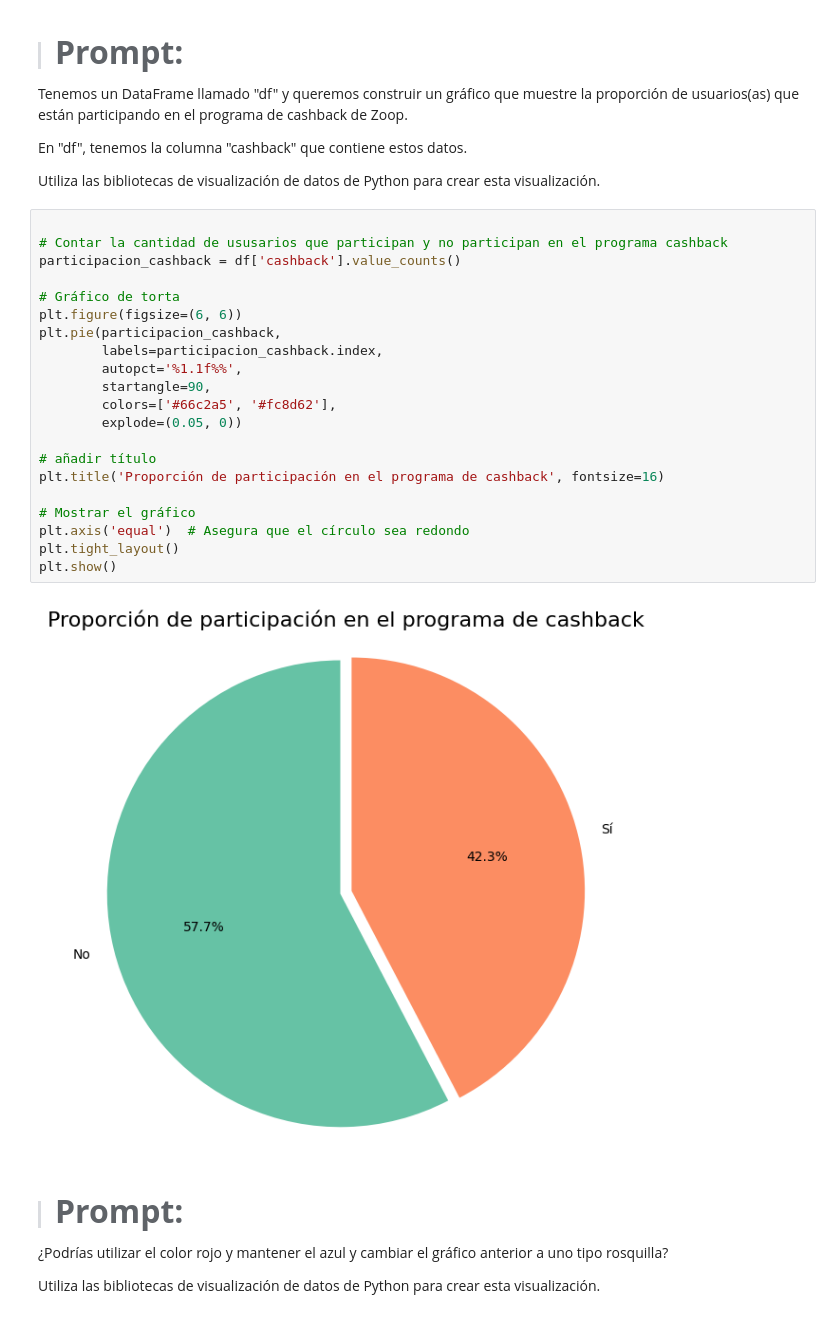
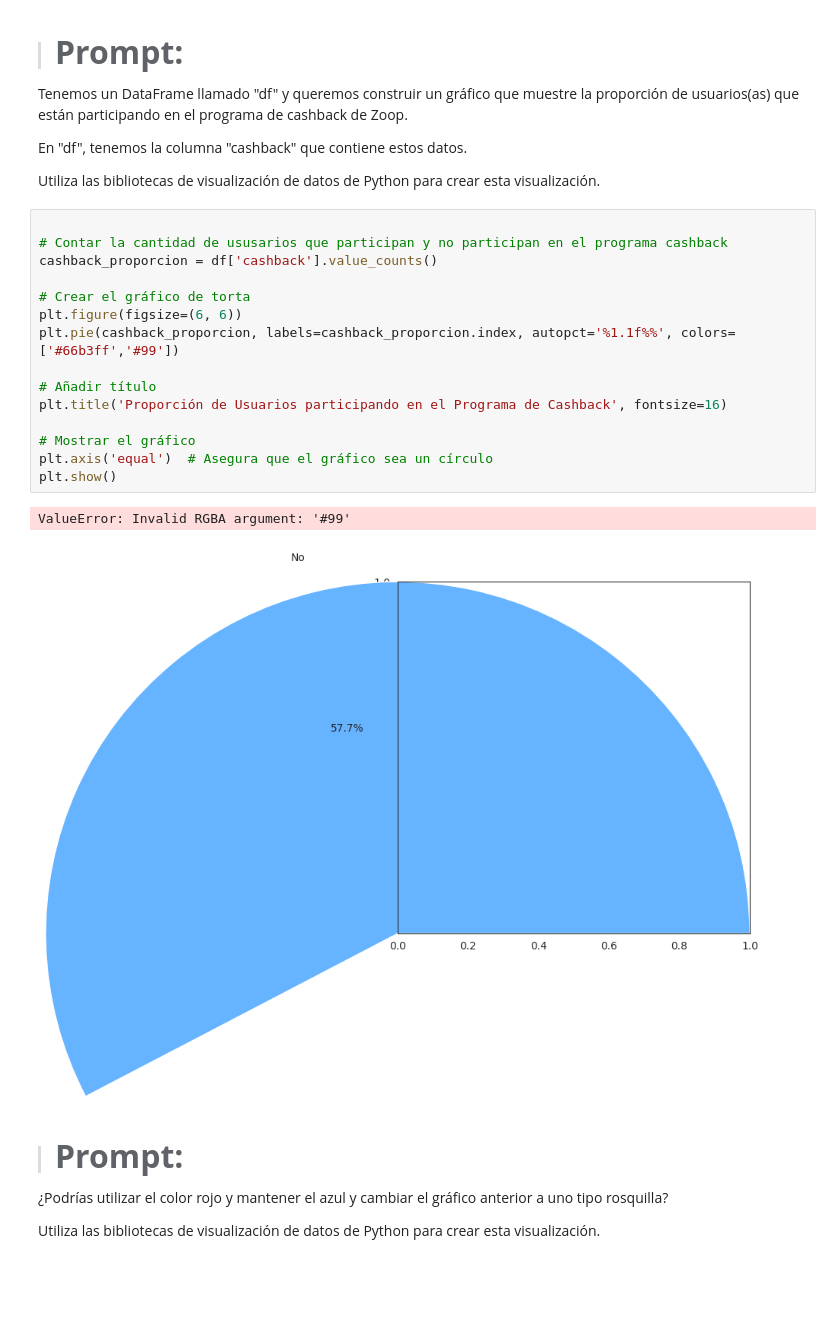
Before and after one commit to evs-11/IA_aplicada_a-_la_ciencia_de_datos, a Jupyter notebook: IA_aplicada_a_ciencia_de_datos.ipynb, the cells around one changed output. Saved outputs shown, nothing was run; the diff lists cells and outputs as text; blank space fills up the shorter version.

```diff
--- a/IA_aplicada_a_ciencia_de_datos.ipynb
+++ b/IA_aplicada_a_ciencia_de_datos.ipynb
@@ -842,26 +841,21 @@ Utiliza las bibliotecas de visualización de datos de Python para crear esta vis
 # %%
 
 # Contar la cantidad de ususarios que participan y no participan en el programa cashback
-participacion_cashback = df['cashback'].value_counts()
+cashback_proporcion = df['cashback'].value_counts()
 
-# Gráfico de torta
+# Crear el gráfico de torta
 plt.figure(figsize=(6, 6))
-plt.pie(participacion_cashback,
-        labels=participacion_cashback.index,
-        autopct='%1.1f%%',
-        startangle=90,
-        colors=['#66c2a5', '#fc8d62'],
-        explode=(0.05, 0))
+plt.pie(cashback_proporcion, labels=cashback_proporcion.index, autopct='%1.1f%%', colors=['#66b3ff','#99'])
 
-# añadir título
-plt.title('Proporción de participación en el programa de cashback', fontsize=16)
+# Añadir título
+plt.title('Proporción de Usuarios participando en el Programa de Cashback', fontsize=16)
 
 # Mostrar el gráfico
-plt.axis('equal')  # Asegura que el círculo sea redondo
-plt.tight_layout()
+plt.axis('equal')  # Asegura que el gráfico sea un círculo
 plt.show()
 # %% [output]
+ValueError: Invalid RGBA argument: '#99'
-[figure, old version]
+[figure, new version]
 # %% [markdown]
 > #### <strong><font color="7b71ff" size =6>Prompt:</font></strong>
 
```
Also changed, not shown: parts of 29 cells of this notebook.
